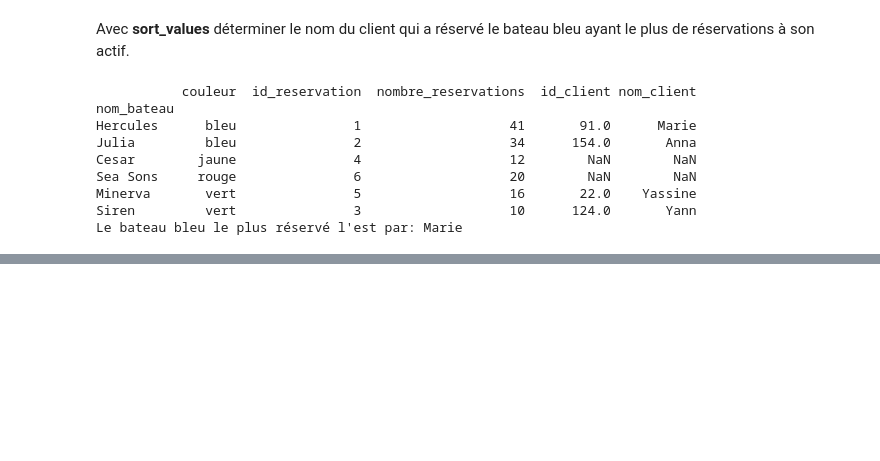
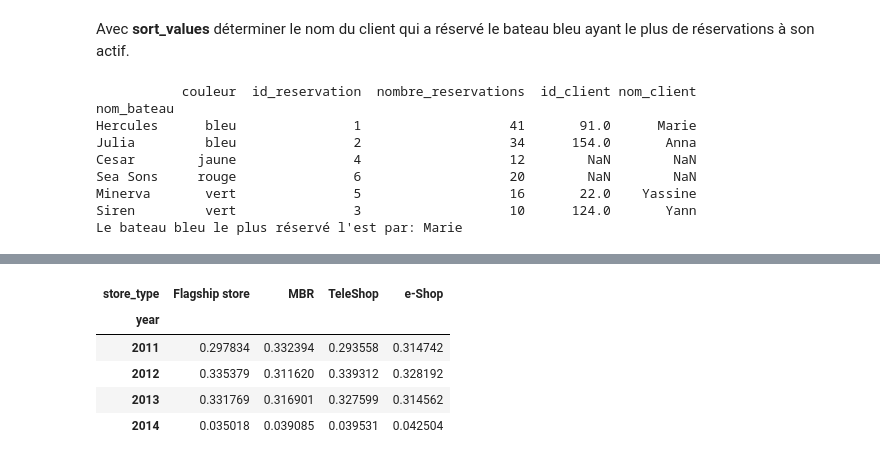
Before and after one commit to federicoding/TrainingGeneral, a Jupyter notebook: Debut.ipynb, the cells around one changed output, grey strips where cells are left out. Cells and saved outputs as stored; diff of their text form; code cells hidden in the pictures; blank space fills up the shorter version.

```diff
--- a/Debut.ipynb
+++ b/Debut.ipynb
@@ -712,0 +820,2 @@ Le bateau bleu le plus réservé l'est par: Marie
+# %%
+transactions = transactions[~transactions['tran_date'].str.contains(pat='/')]
@@ -712,0 +825,13 @@ Le bateau bleu le plus réservé l'est par: Marie
+# %%
+#Récupération de l'année de la transaction
+colonne1 = transactions['year']
+colonne2 = transactions['store_type']
+
+pd.crosstab(colonne1, colonne2, normalize = 1)
+# %% [output]
+| store_type | Flagship store | MBR | TeleShop | e-Shop |
+| year |  |  |  |  |
+| 2011 | 0.297834 | 0.332394 | 0.293558 | 0.314742 |
+| 2012 | 0.335379 | 0.311620 | 0.339312 | 0.328192 |
+| 2013 | 0.331769 | 0.316901 | 0.327599 | 0.314562 |
+| 2014 | 0.035018 | 0.039085 | 0.039531 | 0.042504 |
```
Also changed, not shown: parts of 22 cells of this notebook.
